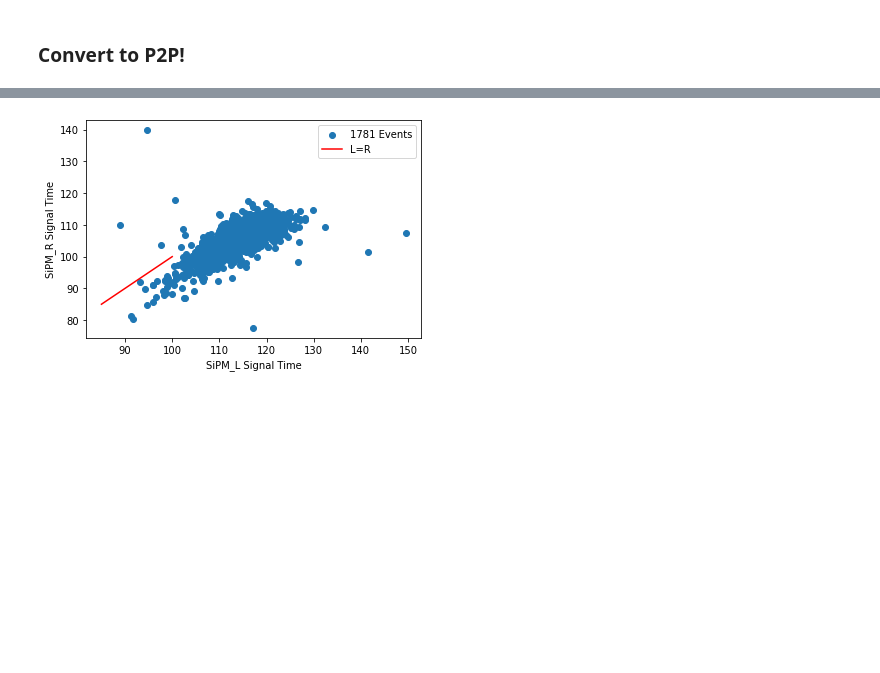
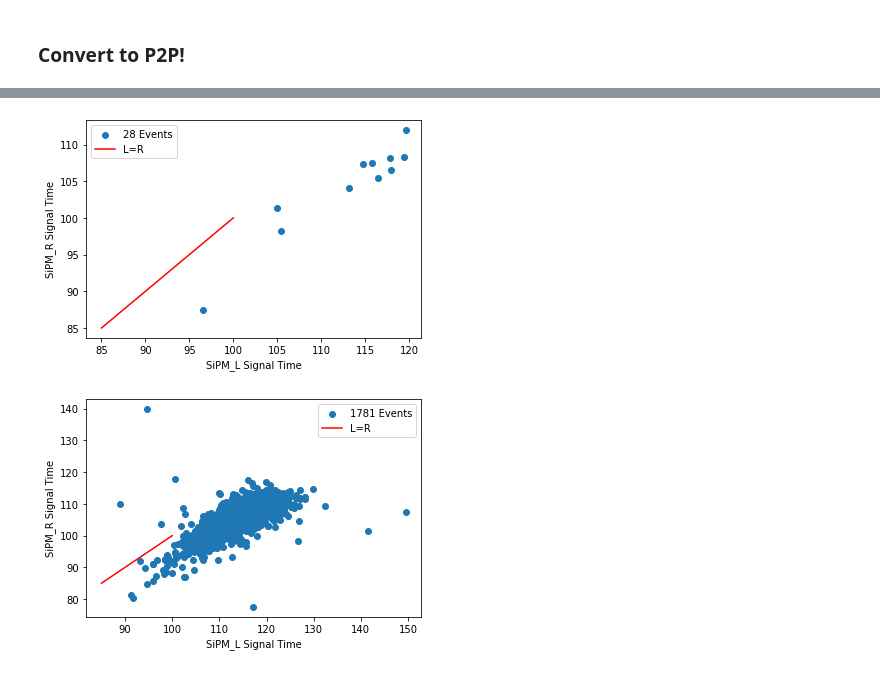
Before and after one commit to peckalec/SiPM-Studies, a Jupyter notebook: ConvertToP2P.ipynb, the cells around one changed output, grey strips where cells are left out. Drawn from its saved outputs; the diff is of its cells as text; code cells hidden in the pictures; blank space fills up the shorter version.

```diff
--- a/ConvertToP2P.ipynb
+++ b/ConvertToP2P.ipynb
@@ -72,8 +86,8 @@ def get_time_fit_CDF(fitparams):
 # %% [markdown]
 ### User Defined Inputs
 # %%
-inputfiles = ["../LongbarTiming/3_old.txt"]  #list input files
-outputfile = './rhtrigger15mVor.txt'          #set output file location
+inputfiles = ["../LongbarTiming/4-2.txt"]  #list input files ,"../LongbarTiming/310002.txt","../LongbarTiming/320002.txt","../LongbarTiming/330002.txt","../LongbarTiming/340002.txt","../LongbarTiming/350002.txt","../LongbarTiming/360002.txt","../LongbarTiming/370002.txt"
+outputfile = '../LongbarTiming/trig2mV_pos97.txt'          #set output file location
 filenumber = len(inputfiles)
 channelnum = [1,2,3,4]             #list DRS4 board channels to record, ranges 1 to 4
 eventview = False
@@ -81,17 +95,18 @@ eventview = False
 #choose which stats to analyze for each waveform
 do_chi2 = 1
 do_amplitude_raw = 1
+do_amplitude_base = 1
 do_amplitude_fit = 1
-do_amplitude_base = 1
 do_time_raw = 1
+do_time_base = 1
 do_time_fit = 1
 do_time_CDF = 0
 
 #p0:C,start,m,end,A,d -- adjust start and end to match approx time of pulse falling edge
-p0=[(0,85,1,95,200,-0.01),       #ch1 initial parameters
-    (0,85,1,95,200,-0.01),       #ch2 initial parameters
-    (0,100,1,110,200,-0.01),        #ch3 initial parameters
-    (0,100,1,110,200,-0.01)]        #ch4 initial parameters
+p0=[(0,60,1,70,100,-0.01),       #ch1 initial parameters
+    (0,60,1,70,100,-0.01),       #ch2 initial parameters
+    (0,75,1,85,100,-0.01),        #ch3 initial parameters
+    (0,75,1,85,100,-0.01)]        #ch4 initial parameters
 #chi2cut = 2
 #Vcut = 20 #cut just above noise level, in (mV)
 
@@ -105,6 +120,7 @@ if do_amplitude_raw: stats.append("P2P_raw")
 if do_amplitude_base: stats.append("P2P_base")
 if do_amplitude_fit: stats.append("P2P_fit")
 if do_time_raw: stats.append("time_raw")
+if do_time_base: stats.append("time_base")
 if do_time_fit: stats.append("time_fit")
 if do_time_CDF: stats.append("time_CDF")
 # %%
@@ -217,3 +281,6 @@ Total events analyzed: 10000
 # %%
-voltage[channel-1]**2
+dfcut = dfin.query("ch1_P2P_fit>5 & ch2_P2P_fit>5")
+print(len(dfin))
+print(len(dfcut))
+print(dfin.keys())
 # %% [output]
@@ -221,3 +296,12 @@ array([25.  , 25.  , 27.04, ..., 16.  , 10.24, 10.24])
+# %%
+plt.scatter(dfcut.query("ch3_P2P_fit>10 & ch4_P2P_fit>10").ch3_time_fit,dfcut.query("ch3_P2P_fit>10 & ch4_P2P_fit>10").ch4_time_fit,label=f"{len(dfin.query('ch3_P2P_fit>10 & ch4_P2P_fit>10').ch4_time_fit)} Events")
+plt.plot(np.linspace(85,100,2),np.linspace(85,100,2),color="red",label="L=R")
+plt.xlabel("SiPM_L Signal Time")
+plt.ylabel("SiPM_R Signal Time")
+plt.legend()
+plt.show()
+# %% [output]
+[figure, added]
 # %%
 plt.scatter(dfin.query("ch3_P2P_fit>10 & ch4_P2P_fit>10").ch3_time_fit,dfin.query("ch3_P2P_fit>10 & ch4_P2P_fit>10").ch4_time_fit,label=f"{len(dfin.query('ch3_P2P_fit>10 & ch4_P2P_fit>10').ch4_time_fit)} Events")
 plt.plot(np.linspace(85,100,2),np.linspace(85,100,2),color="red",label="L=R")
```
Also changed, not shown: parts of 7 cells of this notebook.
